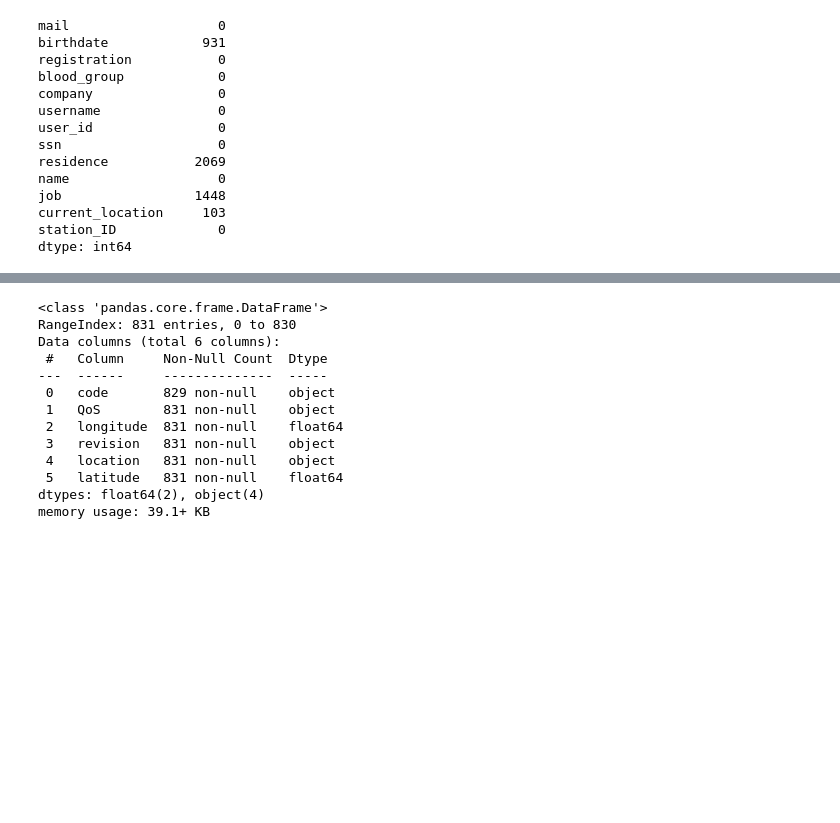
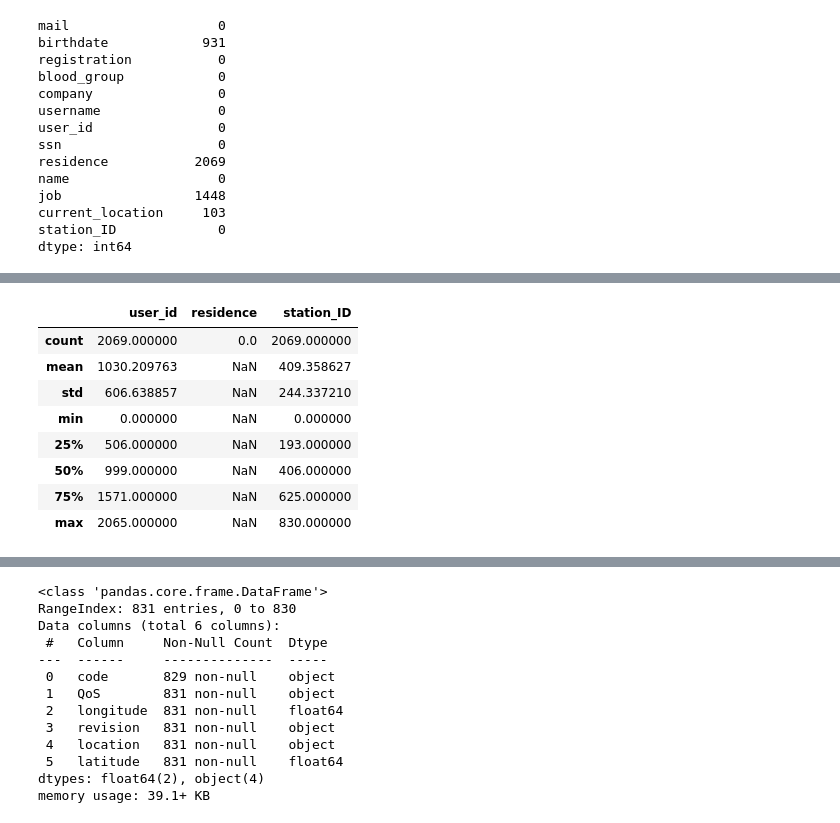
Before and after one commit to johannatilesova/IAU-project, a Jupyter notebook: part1.ipynb, the cells around one changed output, grey strips where cells are left out. Saved outputs shown, nothing was run; the diff lists cells and outputs as text; code cells hidden in the pictures; blank space fills up the shorter version.

```diff
--- a/part1.ipynb
+++ b/part1.ipynb
@@ -141,0 +255,12 @@ df_station.head()
+# %%
+df_patient.describe()
+# %% [output]
+|  | user_id | residence | station_ID |
+| count | 2069.000000 | 0.0 | 2069.000000 |
+| mean | 1030.209763 | NaN | 409.358627 |
+| std | 606.638857 | NaN | 244.337210 |
+| min | 0.000000 | NaN | 0.000000 |
+| 25% | 506.000000 | NaN | 193.000000 |
+| 50% | 999.000000 | NaN | 406.000000 |
+| 75% | 1571.000000 | NaN | 625.000000 |
+| max | 2065.000000 | NaN | 830.000000 |
```
Also changed, not shown: parts of 43 cells of this notebook, 1 other file.
